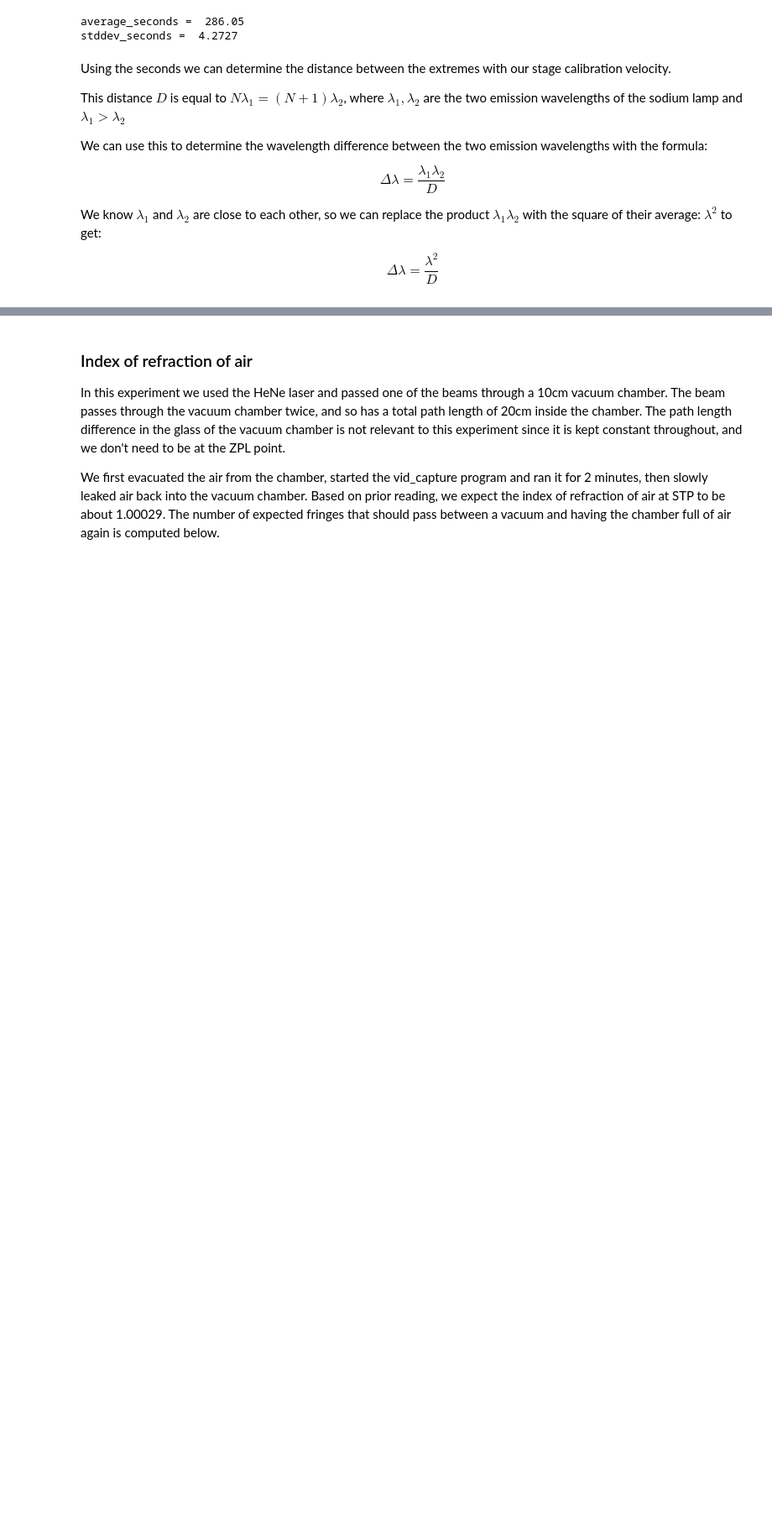
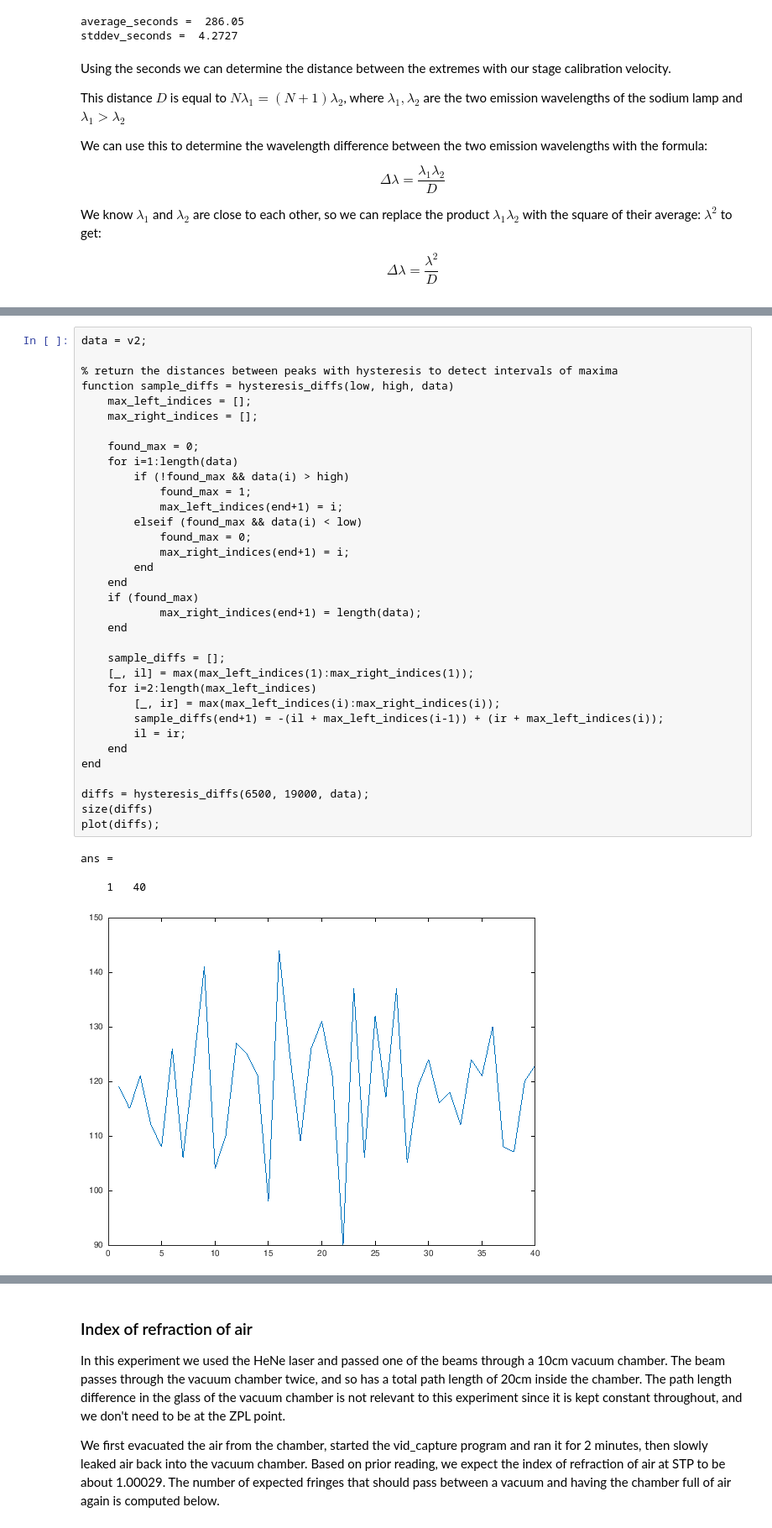
Before and after one commit to jtroo/phys408-lab1, a Jupyter notebook: notebook.ipynb, the cells around one changed output, grey strips where cells are left out. Shown: that part at 84% size. Cells and saved outputs as stored; diff of their text form; blank space fills up the shorter version.

```diff
--- a/notebook.ipynb
+++ b/notebook.ipynb
@@ -204,0 +233,39 @@ $$\Delta\lambda = \frac{\lambda^2}{D}$$
+# %%
+data = v2;
+
+% return the distances between peaks with hysteresis to detect intervals of maxima
+function sample_diffs = hysteresis_diffs(low, high, data)
+    max_left_indices = [];
+    max_right_indices = [];
+
+    found_max = 0;
+    for i=1:length(data)
+        if (!found_max && data(i) > high)
+            found_max = 1;
+            max_left_indices(end+1) = i;
+        elseif (found_max && data(i) < low)
+            found_max = 0;
+            max_right_indices(end+1) = i;
+        end
+    end
+    if (found_max)
+            max_right_indices(end+1) = length(data);
+    end
+
+    sample_diffs = [];
+    [_, il] = max(max_left_indices(1):max_right_indices(1));
+    for i=2:length(max_left_indices)
+        [_, ir] = max(max_left_indices(i):max_right_indices(i));
+        sample_diffs(end+1) = -(il + max_left_indices(i-1)) + (ir + max_left_indices(i));
+        il = ir;
+    end
+end
+
+diffs = hysteresis_diffs(6500, 19000, data);
+size(diffs)
+plot(diffs);
+# %% [output]
+ans =
+
+    1   40
+[figure, added]
```
Also changed, not shown: parts of 12 cells of this notebook.
